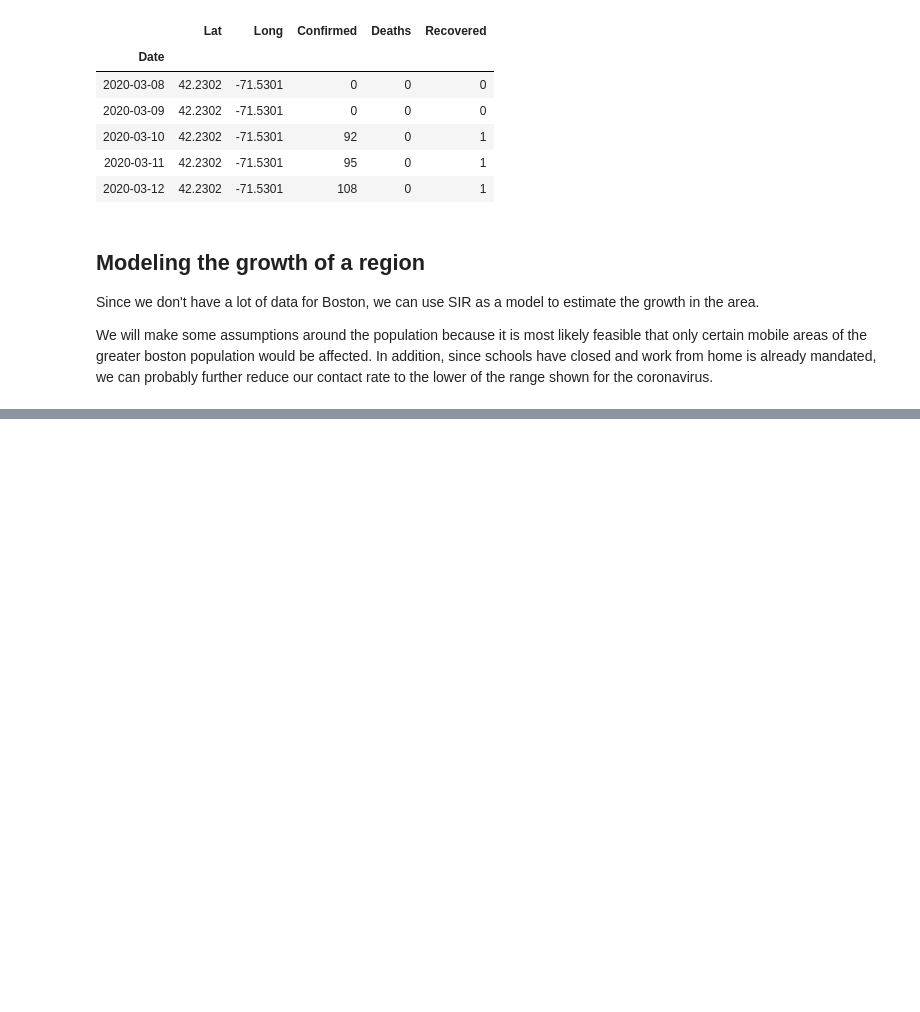
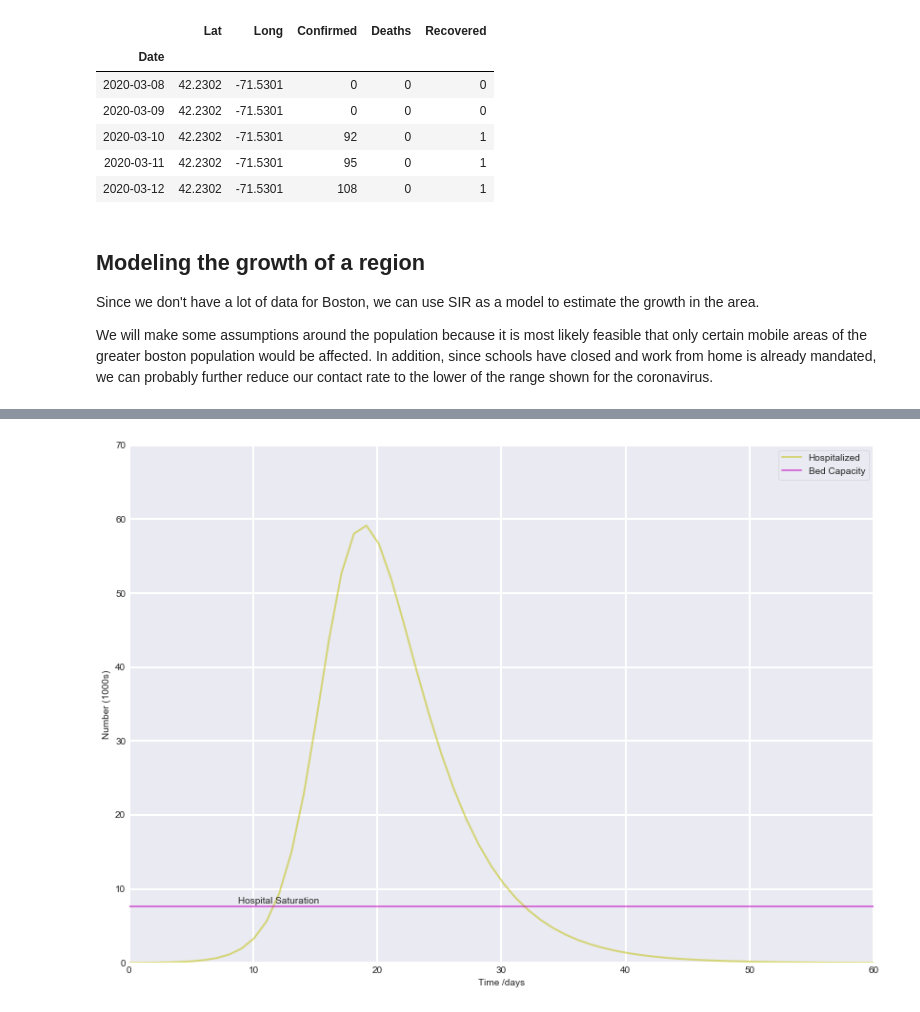
Before and after one commit to awmatheson/COVID-19, a Jupyter notebook: Boston-Growth.ipynb, the cells around one changed output, grey strips where cells are left out. Cells and saved outputs as stored; diff of their text form; code cells hidden in the pictures; blank space fills up the shorter version.

```diff
--- a/Boston-Growth.ipynb
+++ b/Boston-Growth.ipynb
@@ -119,0 +136,22 @@ critical infected population at inflection point: 433782.41360715934
+# %%
+# Zooming in
+fig = plt.figure(facecolor='w', figsize= (14,10))
+ax = fig.add_subplot(111, axisbelow=True)
+
+ax.plot(t, H/1000, 'y', alpha=0.5, lw=2, label='Hospitalized')
+ax.plot(t, beds/1000, 'm', alpha=0.5, lw=2, label='Bed Capacity')
+ax.text(t[12], 8, "Hospital Saturation", ha='center')
+ax.set_xlabel('Time /days')
+ax.set_ylabel('Number (1000s)')
+ax.set_ylim(0,70)
+ax.set_xlim(0,60)
+ax.yaxis.set_tick_params(length=0)
+ax.xaxis.set_tick_params(length=0)
+ax.grid(b=True, which='major', c='w', lw=2, ls='-')
+legend = ax.legend()
+legend.get_frame().set_alpha(0.5)
+for spine in ('top', 'right', 'bottom', 'left'):
+    ax.spines[spine].set_visible(False)
+plt.show()
+# %% [output]
+[figure, added]
```
Also changed, not shown: parts of 5 cells of this notebook.
